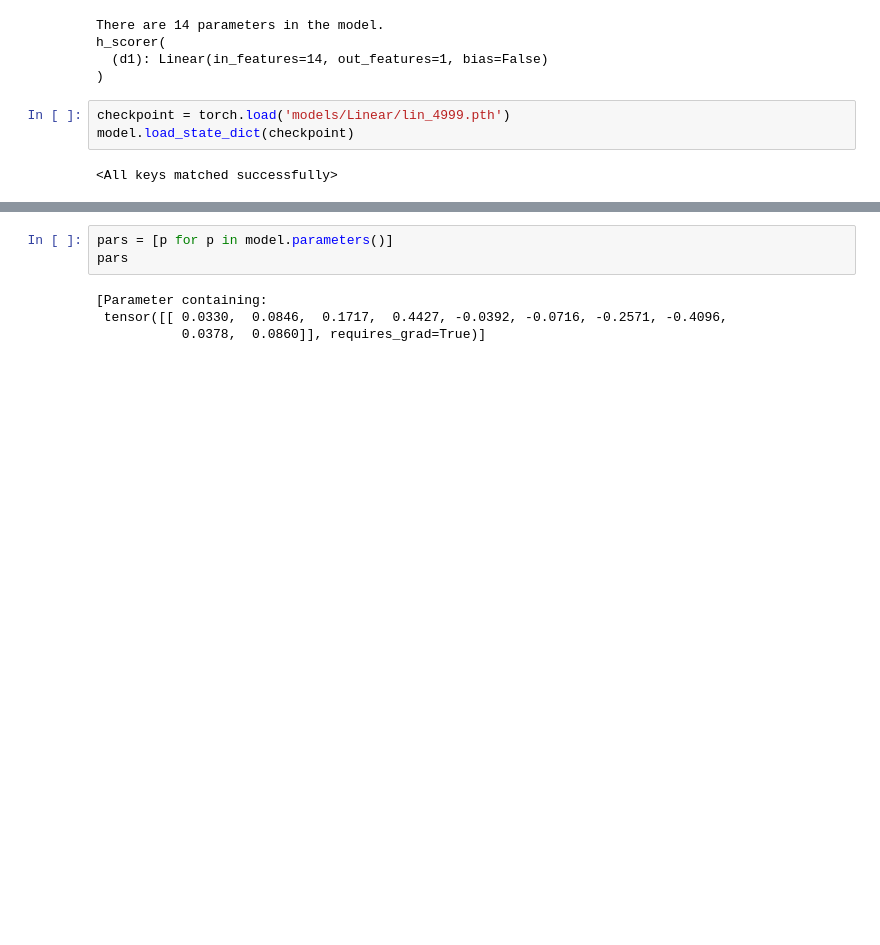
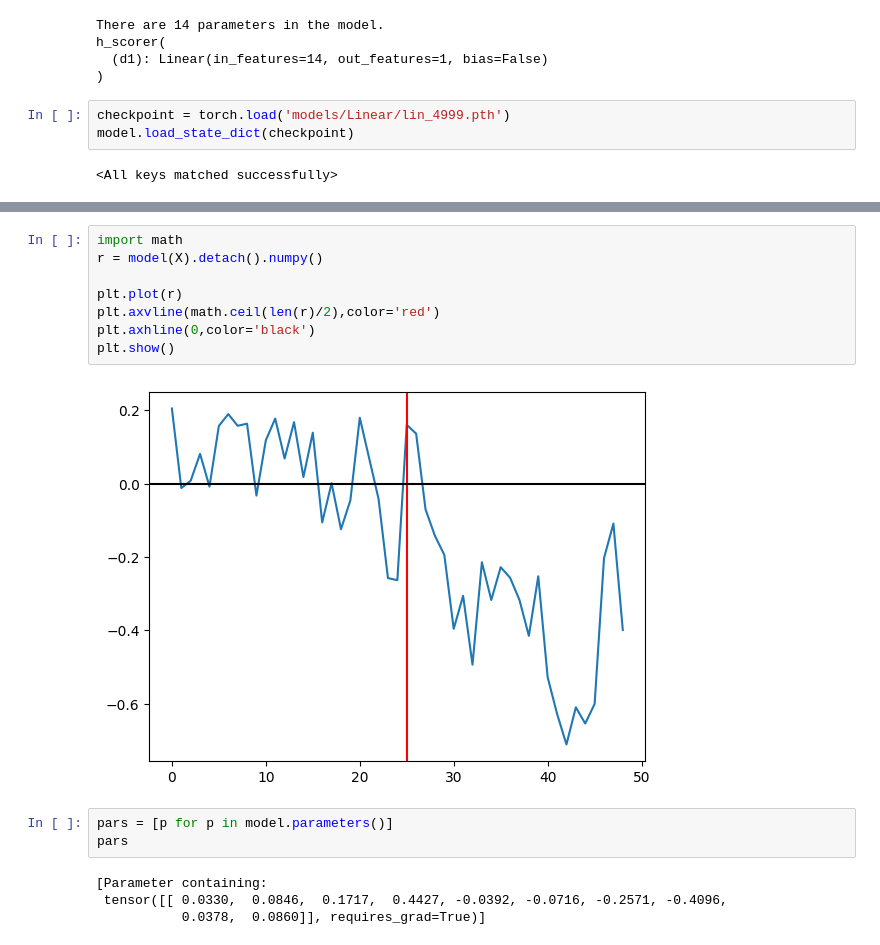
Before and after one commit to imanring/Sequence, a Jupyter notebook: RL.ipynb, the cells around one changed output, grey strips where cells are left out. Cells and saved outputs as stored; diff of their text form; blank space fills up the shorter version.

```diff
--- a/RL.ipynb
+++ b/RL.ipynb
@@ -187,3 +139,13 @@ plt.plot(model(X).detach()-Y)
+# %%
+import math
+r = model(X).detach().numpy()
+
+plt.plot(r)
+plt.axvline(math.ceil(len(r)/2),color='red')
+plt.axhline(0,color='black')
+plt.show()
+# %% [output]
+[figure, added]
 # %%
 pars = [p for p in model.parameters()]
 pars
```
Also changed, not shown: parts of 19 cells of this notebook, 5 other files.
